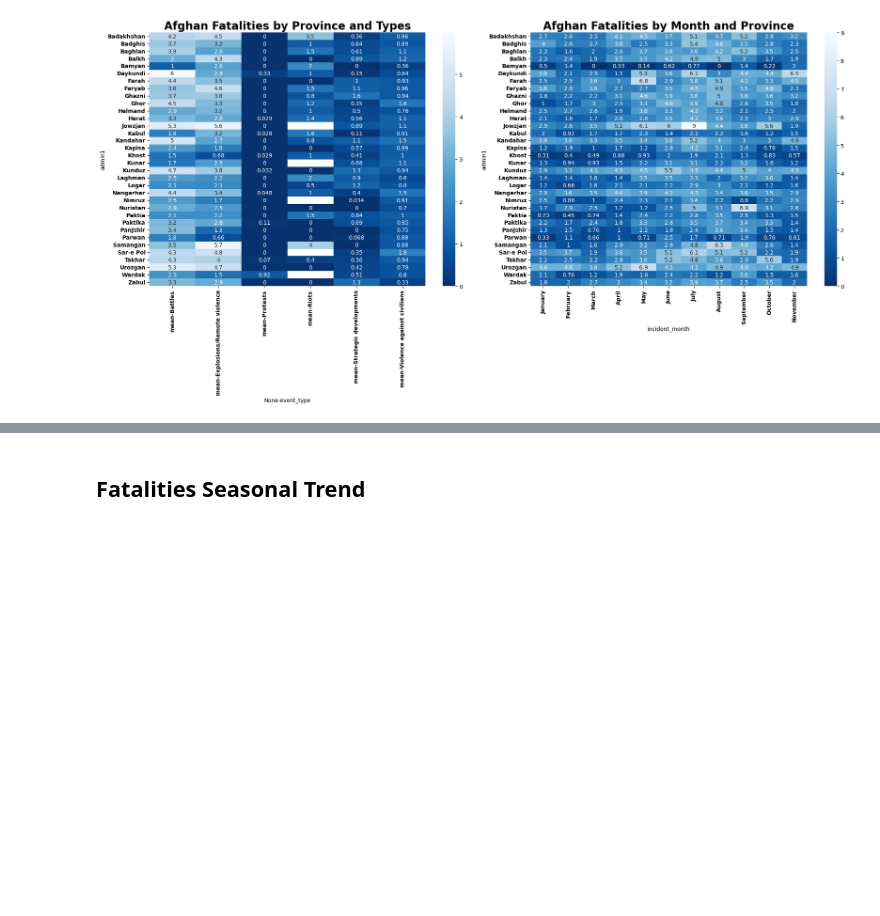
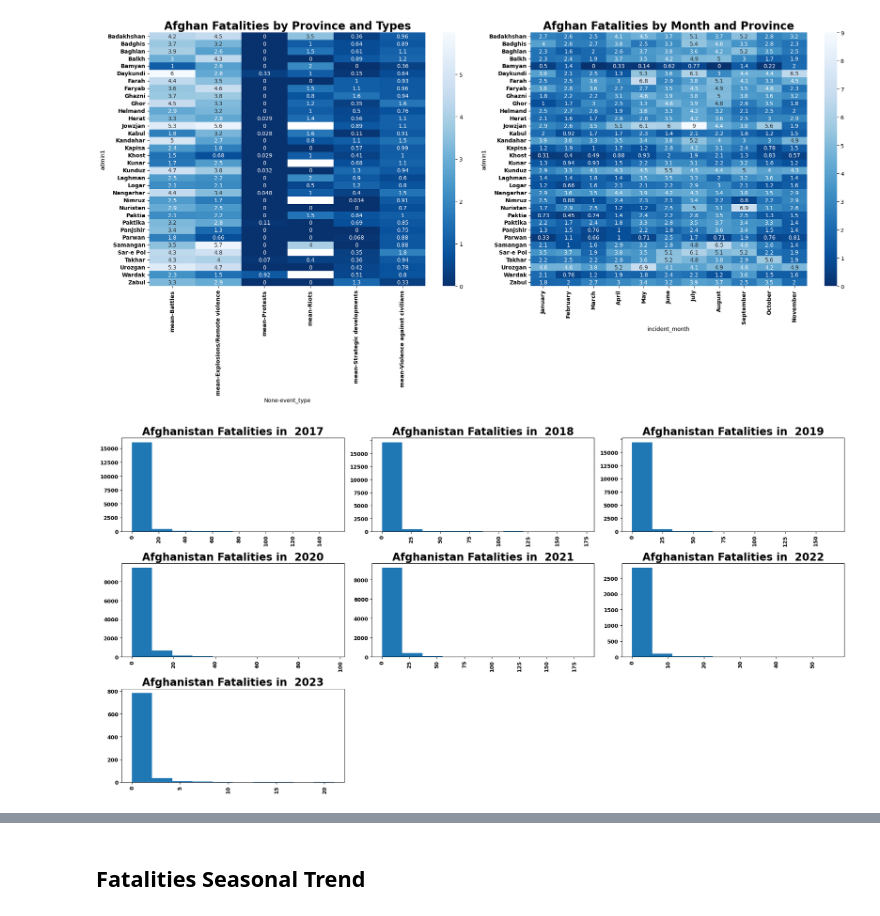
Before and after one commit to OdinProjectI/ODIN, a Jupyter notebook: CasualtiesOfWarInAfghanistan.ipynb, the cells around one changed output, grey strips where cells are left out. Saved outputs shown, nothing was run; the diff lists cells and outputs as text; code cells hidden in the pictures; blank space fills up the shorter version.

```diff
--- a/CasualtiesOfWarInAfghanistan.ipynb
+++ b/CasualtiesOfWarInAfghanistan.ipynb
@@ -125,3 +129,20 @@ ax.set_yticklabels(ax.get_yticklabels(), fontweight='bold')
 plt.tight_layout()
 # %% [output]
 [figure]
+# %%
+fig = plt.figure(figsize=(20,10))
+ax = fig.add_subplot()
+axs = afghan_df.hist(by='year', column='fatalities', ax=ax)
+years: List[int] = list(range(2017, 2024))
+for index,axis in enumerate(axs.ravel()):
+
+    if index < len(years):
+        axis.set_title("Afghanistan Fatalities in  %s" % (years[index]), fontweight='bold', fontsize=20)
+        axis.set_xticklabels(axis.get_xticklabels(), fontweight='bold')
+        axis.set_yticklabels(axis.get_yticklabels(), fontweight='bold')
+
+
+
+plt.tight_layout()
+# %% [output]
+[figure, added]
```
Also changed, not shown: parts of 13 cells of this notebook.
